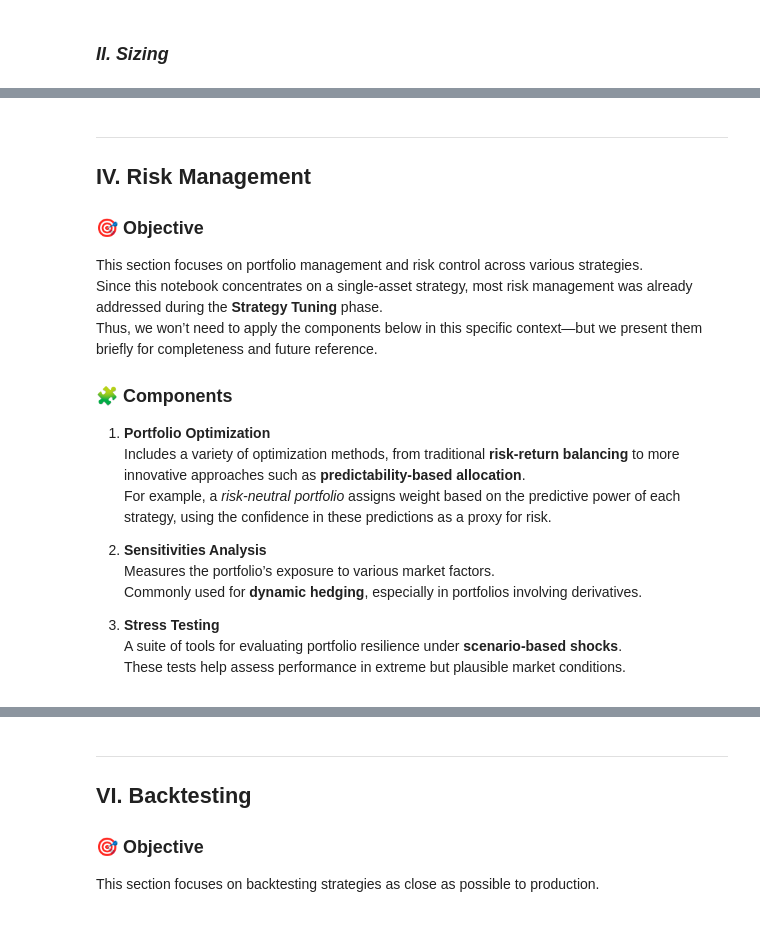
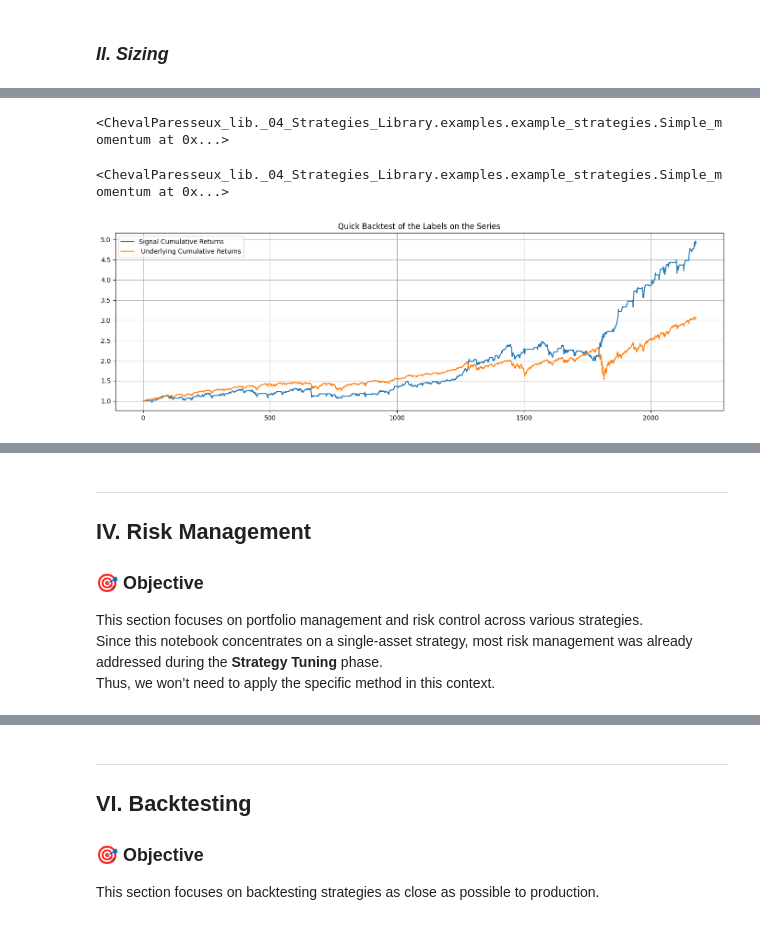
Before and after one commit to Cheval-Paresseux/ChevalParesseux-lib, a Jupyter notebook: notebooks/Research_pipeline.ipynb, the cells around one changed output, grey strips where cells are left out. Saved outputs shown, nothing was run; the diff lists cells and outputs as text; code cells hidden in the pictures.

```diff
--- a/notebooks/Research_pipeline.ipynb
+++ b/notebooks/Research_pipeline.ipynb
@@ -414,7 +399,7 @@ selector_params = {
 selector.set_params(**selector_params)
 
 # ----- 2. Fitting Model -----
-non_features = ['date', 'open', 'close', 'high', 'low', 'volume', 'ask_close', 'bid_close', 'ask_open', 'bid_open', 'label']
+non_features = ['date', 'open', 'close', 'high', 'low', 'volume', 'ask_close', 'bid_close', 'ask_open', 'bid_open', 'code', 'label']
 features_df = resampled_df.drop(columns=non_features).copy()
 selector.fit(data=features_df)
 
@@ -465,7 +450,7 @@ predictor_params = {
 predictor.set_params(**predictor_params)
 
 # ----- 2. Fitting Model -----
-non_features = ['date', 'open', 'close', 'high', 'low', 'volume', 'ask_close', 'bid_close', 'ask_open', 'bid_open', 'label']
+non_features = ['date', 'open', 'close', 'high', 'low', 'volume', 'ask_close', 'bid_close', 'ask_open', 'bid_open', 'code', 'label']
 X_train = training_df.drop(columns=non_features).copy()
 y_train = training_df['label'].copy()
 predictor.fit(X_train=X_train, y_train=y_train)
@@ -676,0 +701,42 @@ We'll skip this part.
+# %%
+# ====== II. Initializing the strategy ======
+strategy = lib.Simple_momentum(n_jobs=n_jobs)
+strategy.set_params(
+    non_features=non_features,
+    labeller_params=labeller_params,
+    average_feature_params=average_feature_params,
+    momentum_feature_params=momentum_feature_params,
+    vol_feature_params=vol_feature_params,
+    obs_selector_params=obs_selector_params,
+    selector_params=selector_params,
+    tuner_params=tuner_params,
+    signal_processor_params=signal_processor_params,
+    sizer_params=sizer_params,
+)
+# %% [output]
+<ChevalParesseux_lib._04_Strategies_Library.examples.example_strategies.Simple_momentum at 0x...>
+# %%
+# ======= III. Fit the Strategy =======
+"""
+For this strategy, the signals are computed at the close price. We can then operate at the open price of the next day.
+"""
+strategy.fit(data=training_data)
+# %% [output]
+<ChevalParesseux_lib._04_Strategies_Library.examples.example_strategies.Simple_momentum at 0x...>
+# %%
+# ======= IV. Verify strategy =======
+"""
+As the strategy we have defined is supposed to be strictly similar to what we explore in this notebook, we can quickly output the results of the strategy
+on the training data to verify we obtain the same results.
+"""
+signal_df = strategy.predict(data=training_data)
+lib.plot_quick_backtest(
+    series=signal_df['close'],
+    signal=signal_df['signal'],
+    size=signal_df['size'],
+    frequence='daily',
+    title='Quick Backtest of the Labels on the Series',
+    figsize=(17, 5),
+)
+# %% [output]
+[figure, added]
@@ -683,19 +750,4 @@ We'll skip this part.
 
 This section focuses on portfolio management and risk control across various strategies.
 Since this notebook concentrates on a single-asset strategy, most risk management was already addressed during the **Strategy Tuning** phase.
-Thus, we won’t need to apply the components below in this specific context—but we present them briefly for completeness and future reference.
-
-
-### 🧩 **Components**
-
-1. **Portfolio Optimization**
-   Includes a variety of optimization methods, from traditional **risk-return balancing** to more innovative approaches such as **predictability-based allocation**.
-   For example, a *risk-neutral portfolio* assigns weight based on the predictive power of each strategy, using the confidence in these predictions as a proxy for risk.
-
-2. **Sensitivities Analysis**
-   Measures the portfolio’s exposure to various market factors.
-   Commonly used for **dynamic hedging**, especially in portfolios involving derivatives.
-
-3. **Stress Testing**
-   A suite of tools for evaluating portfolio resilience under **scenario-based shocks**.
-   These tests help assess performance in extreme but plausible market conditions.
+Thus, we won’t need to apply the specific method in this context.
```
Also changed, not shown: parts of 31 cells of this notebook, 25 other files.
